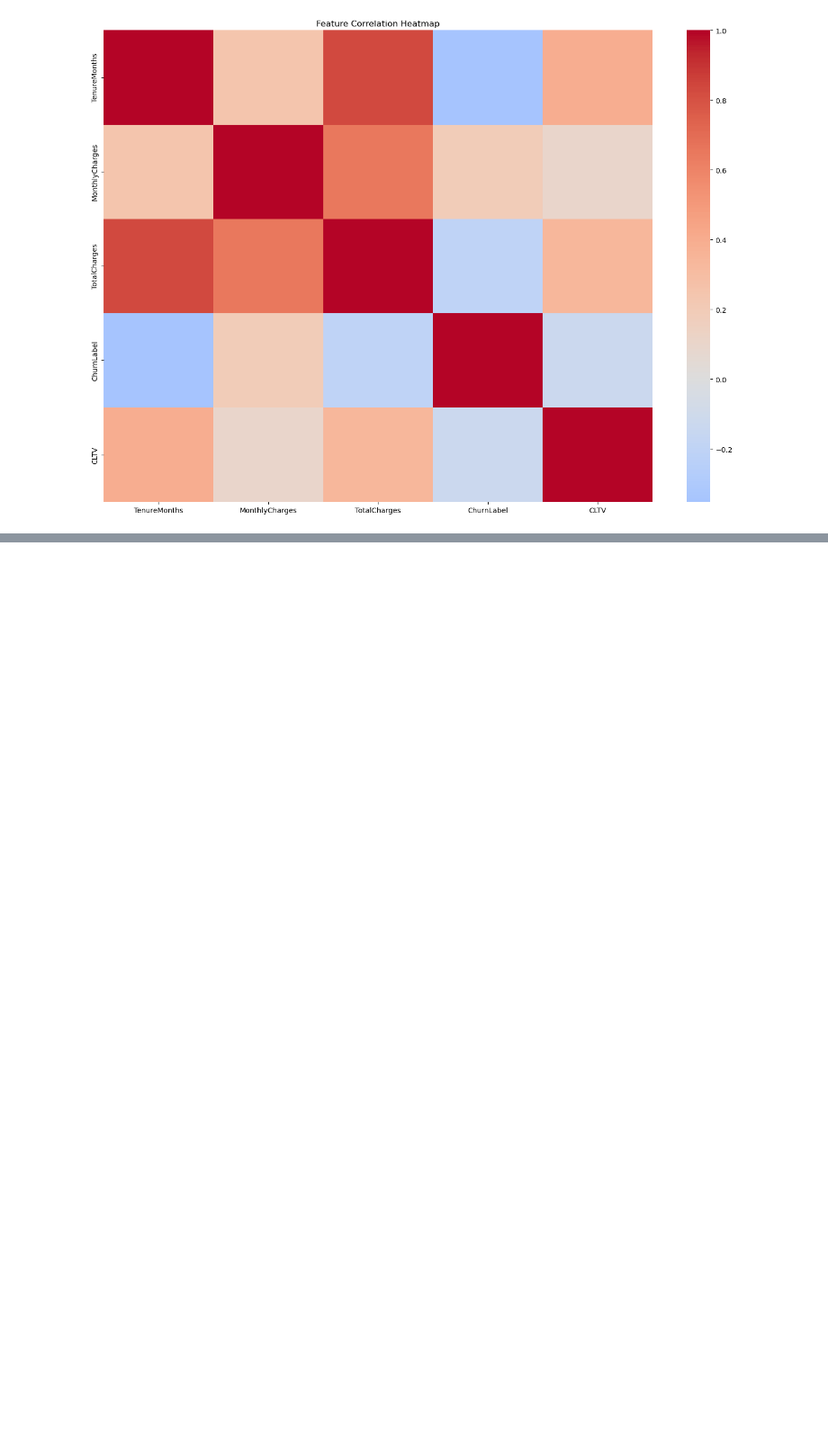
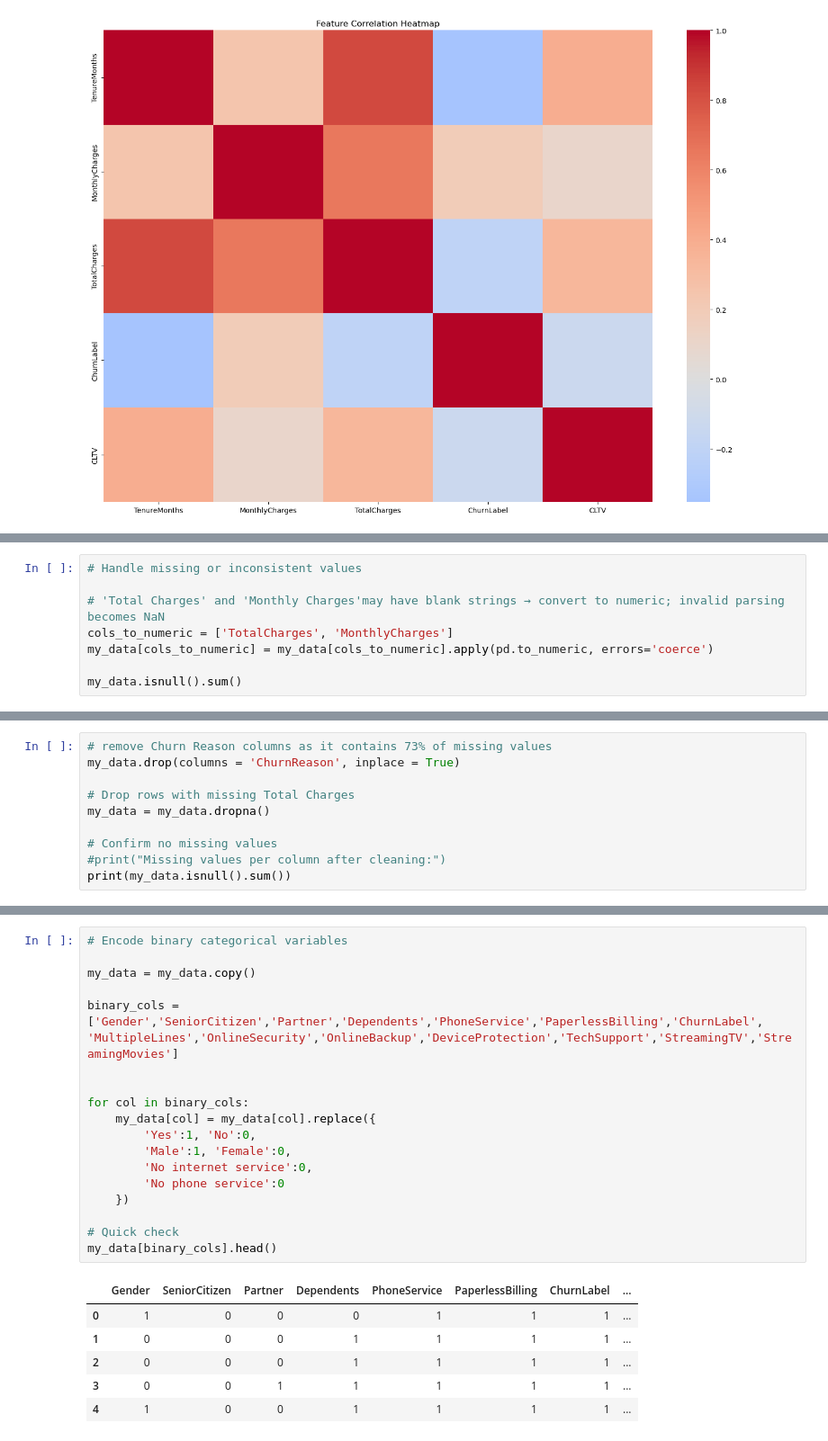
Before and after one commit to ham01za/Customer-Churn-Analysis-Prediction, a Jupyter notebook: Customer_Analysis_Prediction.ipynb, the cells around one changed output, grey strips where cells are left out. Shown at 90% size. Saved outputs shown, nothing was run; the diff lists cells and outputs as text; blank space fills up the shorter version.

Commit message:
data cleaning  & feature engineering

```diff
--- a/Customer_Analysis_Prediction.ipynb
+++ b/Customer_Analysis_Prediction.ipynb
@@ -193,0 +248,8 @@ plt.show()
+# %%
+# Handle missing or inconsistent values
+
+# 'Total Charges' and 'Monthly Charges'may have blank strings → convert to numeric; invalid parsing becomes NaN
+cols_to_numeric = ['TotalCharges', 'MonthlyCharges']
+my_data[cols_to_numeric] = my_data[cols_to_numeric].apply(pd.to_numeric, errors='coerce')
+
+my_data.isnull().sum()
@@ -193,0 +274,10 @@ plt.show()
+# %%
+# remove Churn Reason columns as it contains 73% of missing values
+my_data.drop(columns = 'ChurnReason', inplace = True)
+
+# Drop rows with missing Total Charges
+my_data = my_data.dropna()
+
+# Confirm no missing values
+#print("Missing values per column after cleaning:")
+print(my_data.isnull().sum())
@@ -193,0 +302,26 @@ plt.show()
+# %%
+# Encode binary categorical variables
+
+my_data = my_data.copy()
+
+binary_cols = ['Gender','SeniorCitizen','Partner','Dependents','PhoneService','PaperlessBilling','ChurnLabel',
+'MultipleLines','OnlineSecurity','OnlineBackup','DeviceProtection','TechSupport','StreamingTV','StreamingMovies']
+
+
+for col in binary_cols:
+    my_data[col] = my_data[col].replace({
+        'Yes':1, 'No':0,
+        'Male':1, 'Female':0,
+        'No internet service':0,
+        'No phone service':0
+    })
+
+# Quick check
+my_data[binary_cols].head()
+# %% [output]
+|  | Gender | SeniorCitizen | Partner | Dependents | PhoneService | PaperlessBilling | ChurnLabel | ... |
+| 0 | 1 | 0 | 0 | 0 | 1 | 1 | 1 | ... |
+| 1 | 0 | 0 | 0 | 1 | 1 | 1 | 1 | ... |
+| 2 | 0 | 0 | 0 | 1 | 1 | 1 | 1 | ... |
+| 3 | 0 | 0 | 1 | 1 | 1 | 1 | 1 | ... |
+| 4 | 1 | 0 | 0 | 1 | 1 | 1 | 1 | ... |
```
Also changed, not shown: parts of 10 cells of this notebook.
